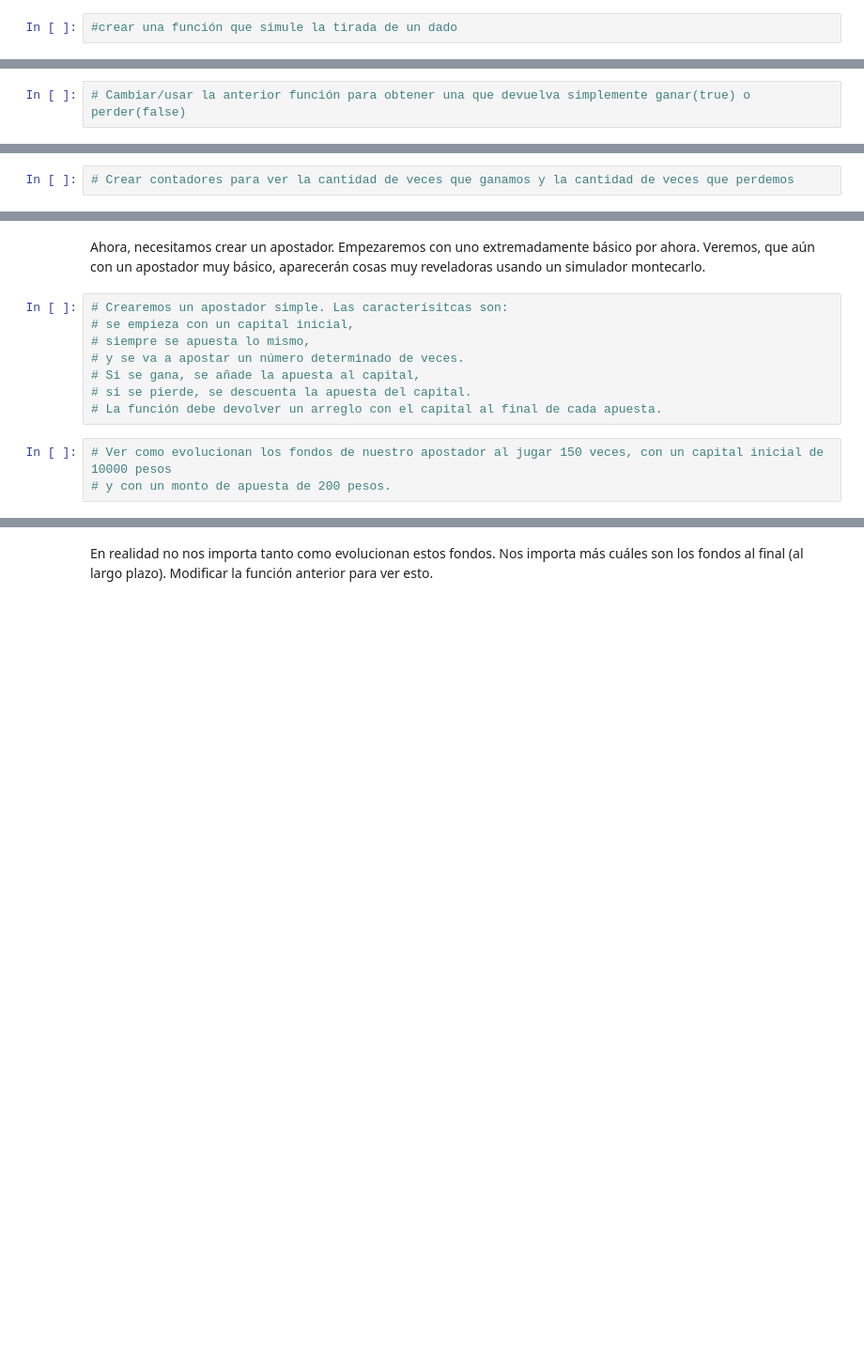
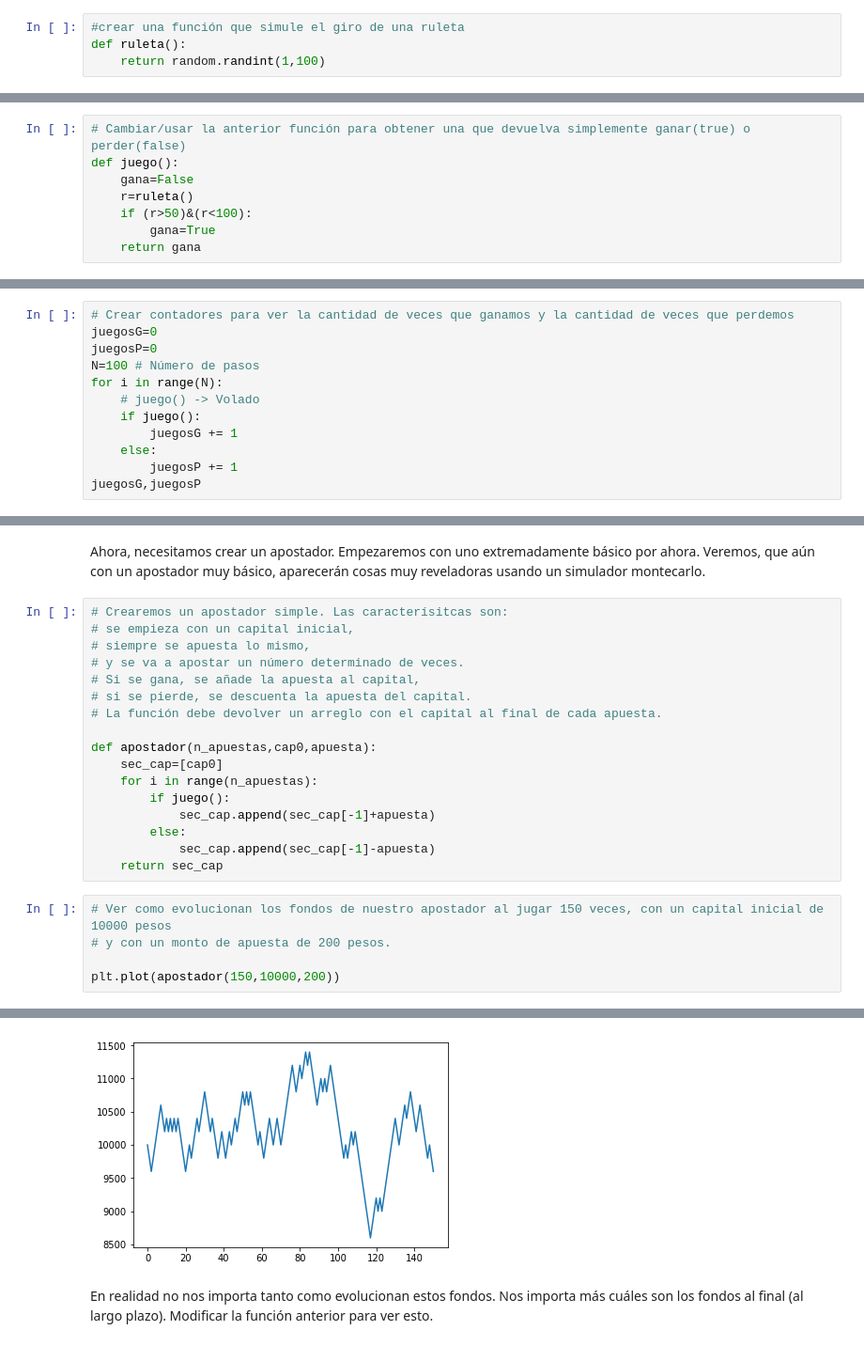
Before and after one commit to ArellanoMCarlos/SimMat2020P, a Jupyter notebook: Simulacion/SimulacionMontecarlo.ipynb, the cells around one changed output, grey strips where cells are left out. Shown at 94% size. Cells and saved outputs as stored; diff of their text form; blank space fills up the shorter version.

```diff
--- a/Simulacion/SimulacionMontecarlo.ipynb
+++ b/Simulacion/SimulacionMontecarlo.ipynb
@@ -130,6 +175,14 @@ Ahora, comencemos. Primero tenemos que crear nuestro dado.
 # %%
-#crear una función que simule la tirada de un dado
+#crear una función que simule el giro de una ruleta
+def ruleta():
+    return random.randint(1,100)
 # %% [markdown]
 Sin embargo, el dado por si solo no nos es útil. Necesitamos una función que nos devuelva sólamente si ganamos o perdemos.
 # %%
 # Cambiar/usar la anterior función para obtener una que devuelva simplemente ganar(true) o perder(false)
+def juego():
+    gana=False
+    r=ruleta()
+    if (r>50)&(r<100):
+        gana=True
+    return gana
@@ -136,2 +193,12 @@ Sin embargo, el dado por si solo no nos es útil. Necesitamos una función que n
 # %%
 # Crear contadores para ver la cantidad de veces que ganamos y la cantidad de veces que perdemos
+juegosG=0
+juegosP=0
+N=100 # Número de pasos
+for i in range(N):
+    # juego() -> Volado
+    if juego():
+        juegosG += 1
+    else:
+        juegosP += 1
+juegosG,juegosP
@@ -145,6 +214,18 @@ Ahora, necesitamos crear un apostador. Empezaremos con uno extremadamente básic
 # Si se gana, se añade la apuesta al capital,
 # si se pierde, se descuenta la apuesta del capital.
 # La función debe devolver un arreglo con el capital al final de cada apuesta.
+
+def apostador(n_apuestas,cap0,apuesta):
+    sec_cap=[cap0]
+    for i in range(n_apuestas):
+        if juego():
+            sec_cap.append(sec_cap[-1]+apuesta)
+        else:
+            sec_cap.append(sec_cap[-1]-apuesta)
+    return sec_cap
 # %%
 # Ver como evolucionan los fondos de nuestro apostador al jugar 150 veces, con un capital inicial de 10000 pesos
 # y con un monto de apuesta de 200 pesos.
+
+plt.plot(apostador(150,10000,200))
+# %% [output]
@@ -151,3 +233,4 @@ Ahora, necesitamos crear un apostador. Empezaremos con uno extremadamente básic
+[figure, added]
 # %% [markdown]
 En realidad no nos importa tanto como evolucionan estos fondos. Nos importa más cuáles son los fondos al final (al largo plazo). Modificar la función anterior para ver esto.
 # %%
```
Also changed, not shown: parts of 22 cells of this notebook.
